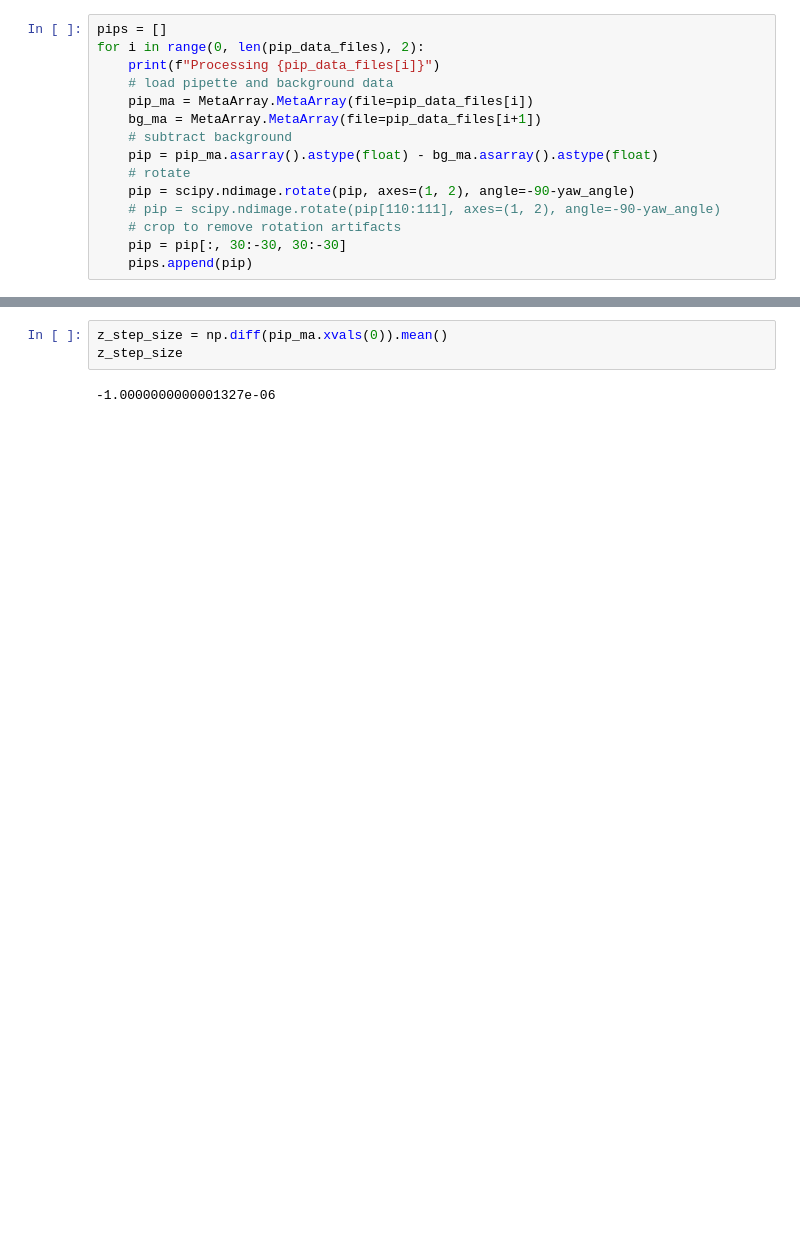
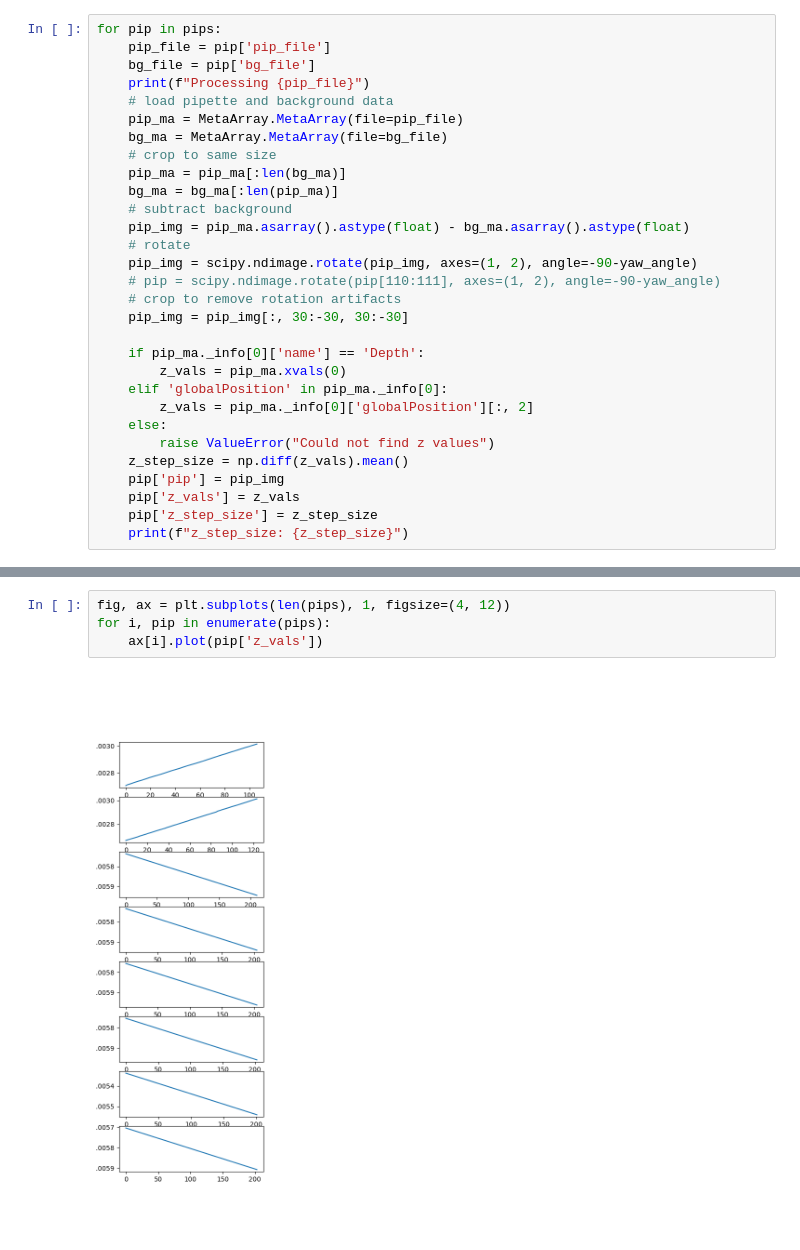
Before and after one commit to outofculture/pipette-detection, a Jupyter notebook: make_templates.ipynb, the cells around one changed output, grey strips where cells are left out. Drawn from its saved outputs; the diff is of its cells as text; blank space fills up the shorter version.

```diff
--- a/make_templates.ipynb
+++ b/make_templates.ipynb
@@ -13,17 +20,32 @@ pip_data_files = sorted(glob.glob(pip_data_path + '*/*.ma'))
 noise_data_files = sorted(glob.glob(noise_data_path + '*/*.ma'))
 # %%
-pips = []
-for i in range(0, len(pip_data_files), 2):
-    print(f"Processing {pip_data_files[i]}")
+for pip in pips:
+    pip_file = pip['pip_file']
+    bg_file = pip['bg_file']
+    print(f"Processing {pip_file}")
     # load pipette and background data
-    pip_ma = MetaArray.MetaArray(file=pip_data_files[i])
-    bg_ma = MetaArray.MetaArray(file=pip_data_files[i+1])
+    pip_ma = MetaArray.MetaArray(file=pip_file)
+    bg_ma = MetaArray.MetaArray(file=bg_file)
+    # crop to same size
+    pip_ma = pip_ma[:len(bg_ma)]
+    bg_ma = bg_ma[:len(pip_ma)]
     # subtract background
-    pip = pip_ma.asarray().astype(float) - bg_ma.asarray().astype(float)
+    pip_img = pip_ma.asarray().astype(float) - bg_ma.asarray().astype(float)
     # rotate
-    pip = scipy.ndimage.rotate(pip, axes=(1, 2), angle=-90-yaw_angle)
+    pip_img = scipy.ndimage.rotate(pip_img, axes=(1, 2), angle=-90-yaw_angle)
     # pip = scipy.ndimage.rotate(pip[110:111], axes=(1, 2), angle=-90-yaw_angle)
     # crop to remove rotation artifacts
-    pip = pip[:, 30:-30, 30:-30]
-    pips.append(pip)
+    pip_img = pip_img[:, 30:-30, 30:-30]
+
+    if pip_ma._info[0]['name'] == 'Depth':
+        z_vals = pip_ma.xvals(0)
+    elif 'globalPosition' in pip_ma._info[0]:
+        z_vals = pip_ma._info[0]['globalPosition'][:, 2]
+    else:
+        raise ValueError("Could not find z values")
+    z_step_size = np.diff(z_vals).mean()
+    pip['pip'] = pip_img
+    pip['z_vals'] = z_vals
+    pip['z_step_size'] = z_step_size
+    print(f"z_step_size: {z_step_size}")
 # %% [output]
@@ -36,6 +68,7 @@ Processing template_data/pipette_data/ImageSequence_021/image_000.ma
-# %%
-z_step_size = np.diff(pip_ma.xvals(0)).mean()
-z_step_size
-# %% [output]
--1.0000000000001327e-06
+# %%
+fig, ax = plt.subplots(len(pips), 1, figsize=(4, 12))
+for i, pip in enumerate(pips):
+    ax[i].plot(pip['z_vals'])
+# %% [output]
+[figure, added]
 # %%
```
Also changed, not shown: parts of 9 cells of this notebook, 2 other files.
